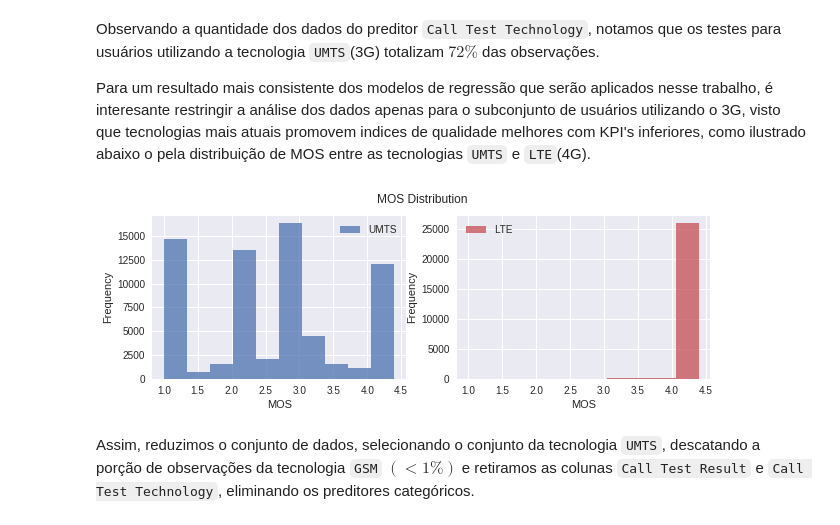
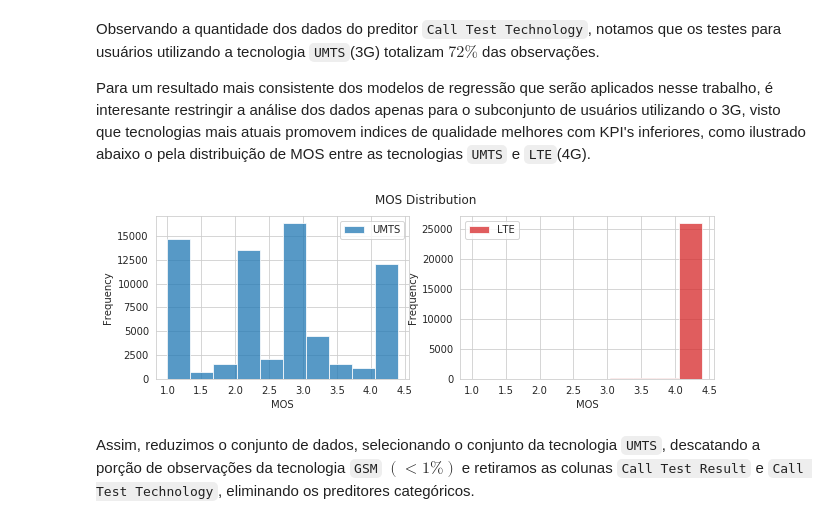
Before and after one commit to ezequiasjunior/ica2019.2, a Jupyter notebook: Homework02/preprocessing_data_hw02.ipynb, the cells around one changed output. Drawn from its saved outputs; the diff is of its cells as text; code cells hidden in the pictures.

```diff
--- a/Homework02/preprocessing_data_hw02.ipynb
+++ b/Homework02/preprocessing_data_hw02.ipynb
@@ -29,7 +29,7 @@ import pandas as pd
 import matplotlib.pyplot as plt
 import seaborn as sns
 from scipy.stats import yeojohnson
-plt.style.use('seaborn')
+sns.set_style("whitegrid")
 np.set_printoptions(3)
 # %%
 # Usefull funtions:
@@ -245,21 +245,21 @@ entre as tecnologias `UMTS` e `LTE`(4G).
 # %%
 # Divide data into groups w.r.t each tech:
 tech = target_data.groupby('Call Test Technology')
 umts = tech.get_group('UMTS')
 lte = tech.get_group('LTE')
 # Plot histograms of MOS distribution:
 fig, ax = plt.subplots(1, 2, figsize=(10, 3))
 umts['MOS'].plot.hist(label='UMTS', color= 'C0', alpha=.75, ax=ax[0])
-lte['MOS'].plot.hist(label='LTE', color='C2', alpha=.75, ax=ax[1])
+lte['MOS'].plot.hist(label='LTE', color='C3', alpha=.75, ax=ax[1])
 plt.suptitle('MOS Distribution')
 ax[0].set_xlabel('MOS')
 ax[1].set_xlabel('MOS')
 ax[0].legend()
 ax[1].legend()
 plt.show()
 # plt.savefig('hw02-figs/3g4gmos.pdf')
 # %% [output]
-[figure, old version]
+[figure, new version]
 # %% [markdown]
 Assim, reduzimos o conjunto de dados, selecionando o conjunto da tecnologia `UMTS`, descatando a porção de
 observações da tecnologia `GSM` $(<1\%)$ e retiramos as colunas `Call Test Result` e `Call Test Technology`, eliminando os preditores categóricos.
```
Also changed, not shown: parts of 18 cells of this notebook, 36 other files.
